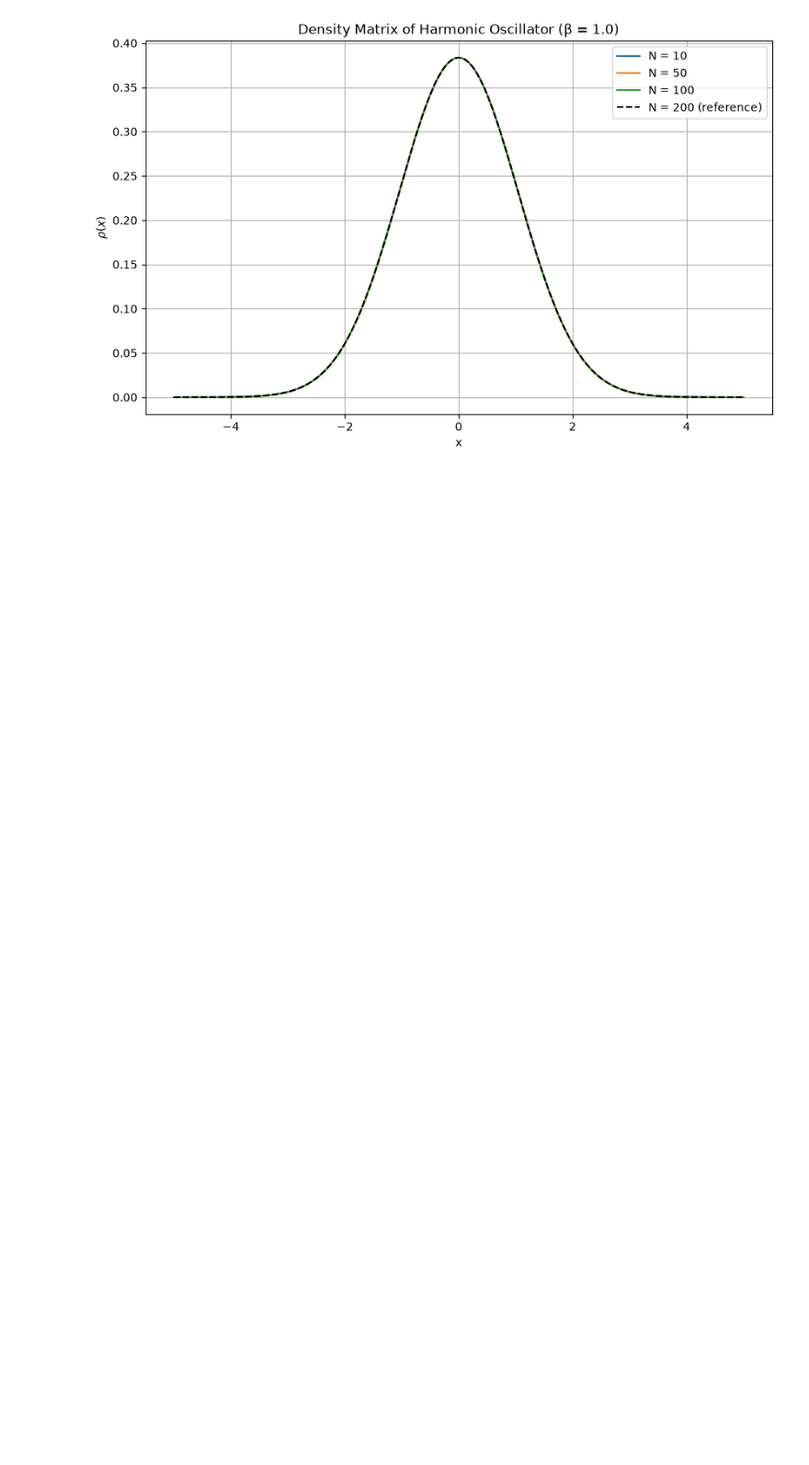
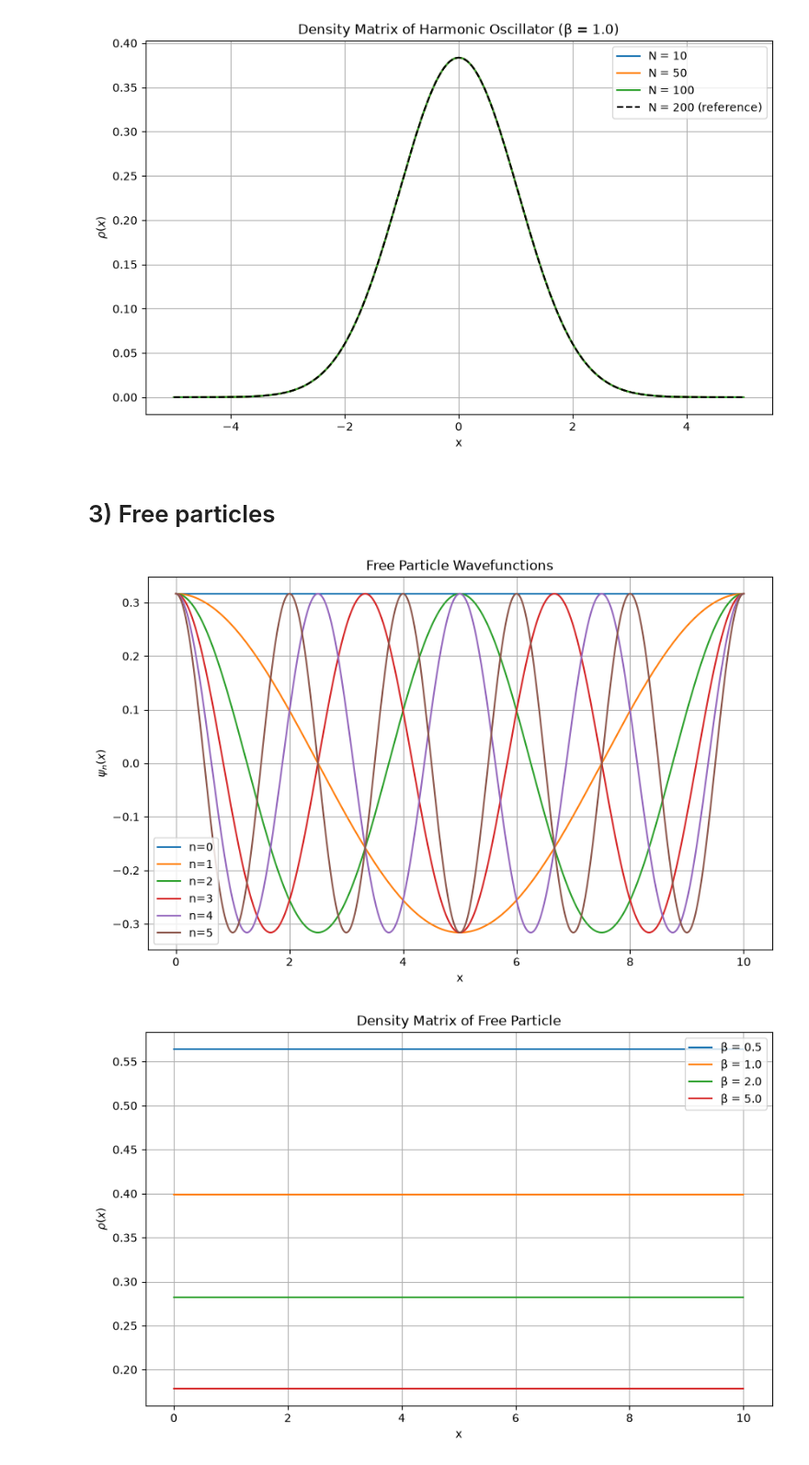
Before and after one commit to pamuduamarasinghe/Computational-Statistical-Mechanics, a Jupyter notebook: CSM06.ipynb, the cells around one changed output. Shown at 92% size. Cells and saved outputs as stored; diff of their text form; code cells hidden in the pictures; blank space fills up the shorter version.

Commit message:
Free particle

```diff
--- a/CSM06.ipynb
+++ b/CSM06.ipynb
@@ -129,3 +129,65 @@ plt.show()
 Partition Function (Z) = 0.9595173756674712
 [figure]
 [figure]
+# %% [markdown]
+# 3) Free particles
+# %%
+import numpy as np
+import matplotlib.pyplot as plt
+from scipy.special import hermite, factorial
+
+#constants
+hbar = 1.0
+m = 1.0
+L= 10.0
+
+#free particle wavefunction (consider reaL part only)
+def Psi_free(n, x, L):
+    k = 2* np.pi*n/L
+    norm = np.sqrt(1/L)
+    return norm * np.cos(k*x)
+
+
+
+
+x = np.linspace(0, L, 1000)
+
+plt.figure(figsize=(10,6))
+for n in range(6):
+    plt.plot(x, Psi_free(n, x, L), label=f'n={n}')
+plt.title('Free Particle Wavefunctions')
+plt.xlabel('x')
+plt.ylabel(r'$\psi_n(x)$')
+plt.legend()
+plt.grid()
+plt.show()
+
+
+#density matrix for free particle
+def density_matrix_free(x, beta, L, nmax =100):
+    rho = np.zeros_like(x)
+
+
+    for i in range(-nmax, nmax+1):
+        k = 2* np.pi*i/L
+        E = (hbar**2 * k**2)/(2*m)
+
+        rho += np.exp(-beta * E) / L
+
+    return rho
+
+betas = [0.5, 1.0, 2.0, 5.0]
+
+plt.figure(figsize=(10,6))
+for beta in betas:
+    rho = density_matrix_free(x, beta, L)
+    plt.plot(x, rho, label=f"β = {beta}")
+plt.title("Density Matrix of Free Particle")
+plt.xlabel("x")
+plt.ylabel(r'$\rho(x)$')
+plt.legend()
+plt.grid()
+plt.show()
+# %% [output]
+[figure, added]
+[figure, added]
```
